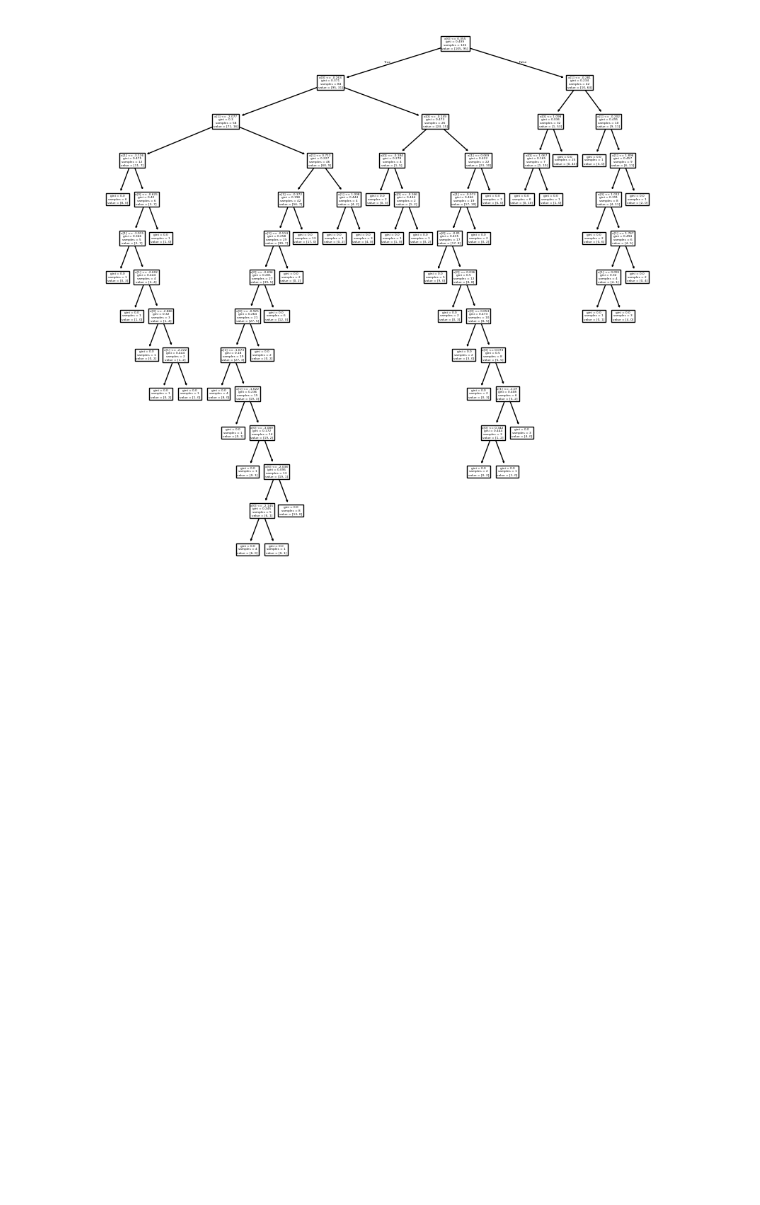
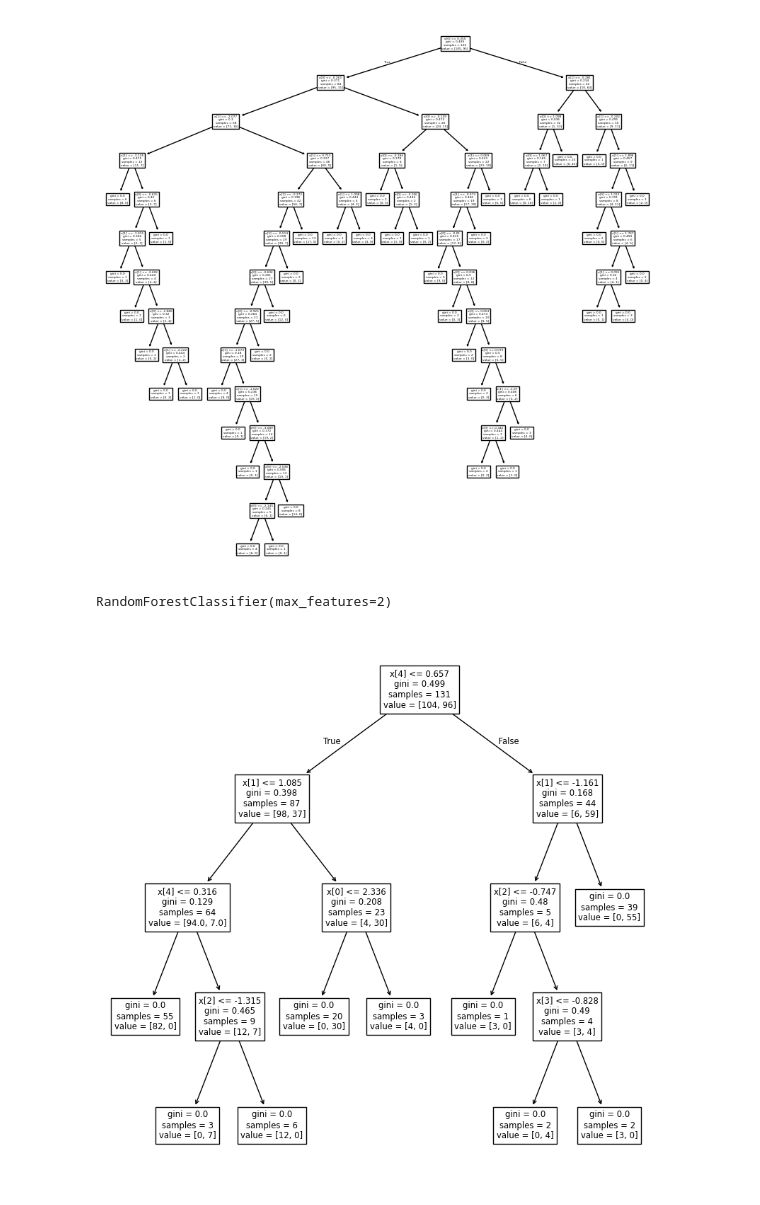
Before and after one commit to srsimonson/machine-learning, a Jupyter notebook: ensemble/bagging_vs_random_forest.ipynb, the cells around one changed output. Saved outputs shown, nothing was run; the diff lists cells and outputs as text; code cells hidden in the pictures; blank space fills up the shorter version.

```diff
--- a/ensemble/bagging_vs_random_forest.ipynb
+++ b/ensemble/bagging_vs_random_forest.ipynb
@@ -43,3 +43,14 @@ plot_tree(bag.estimators_[0])
 plt.show()
 # %% [output]
 [figure]
+# %%
+rf = RandomForestClassifier(max_features=2)
+rf.fit(df.iloc[:,:5], df.iloc[:,-1])
+# %% [output]
+RandomForestClassifier(max_features=2)
+# %%
+plt.figure(figsize=(10,10))
+plot_tree(rf.estimators_[0])
+plt.show()
+# %% [output]
+[figure, added]
```
Also changed, not shown: parts of 1 cell of this notebook.
